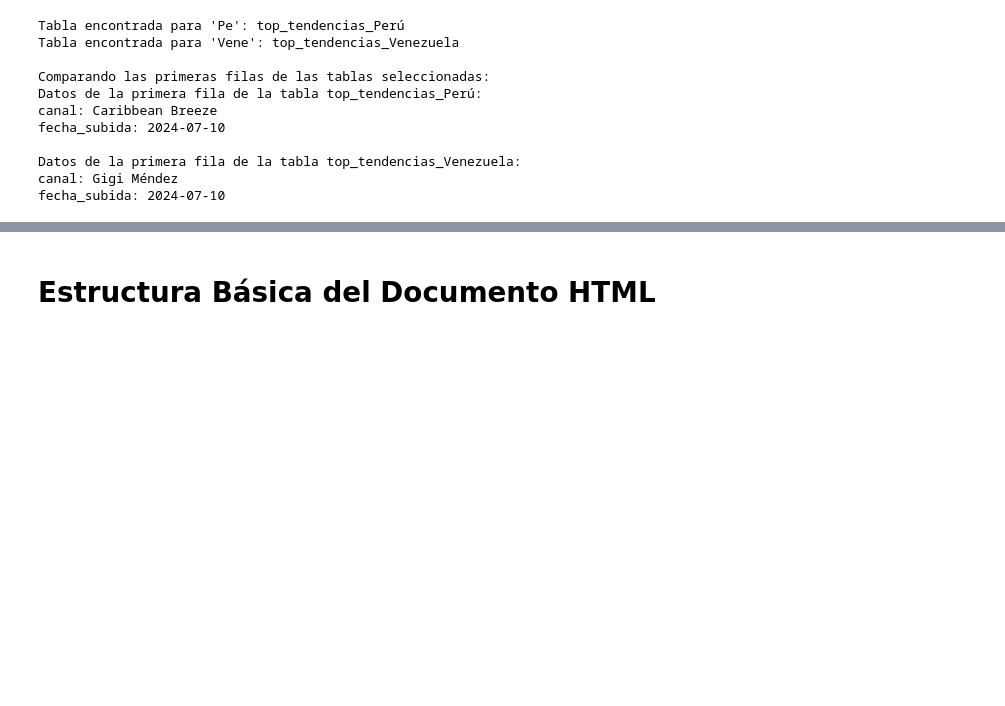
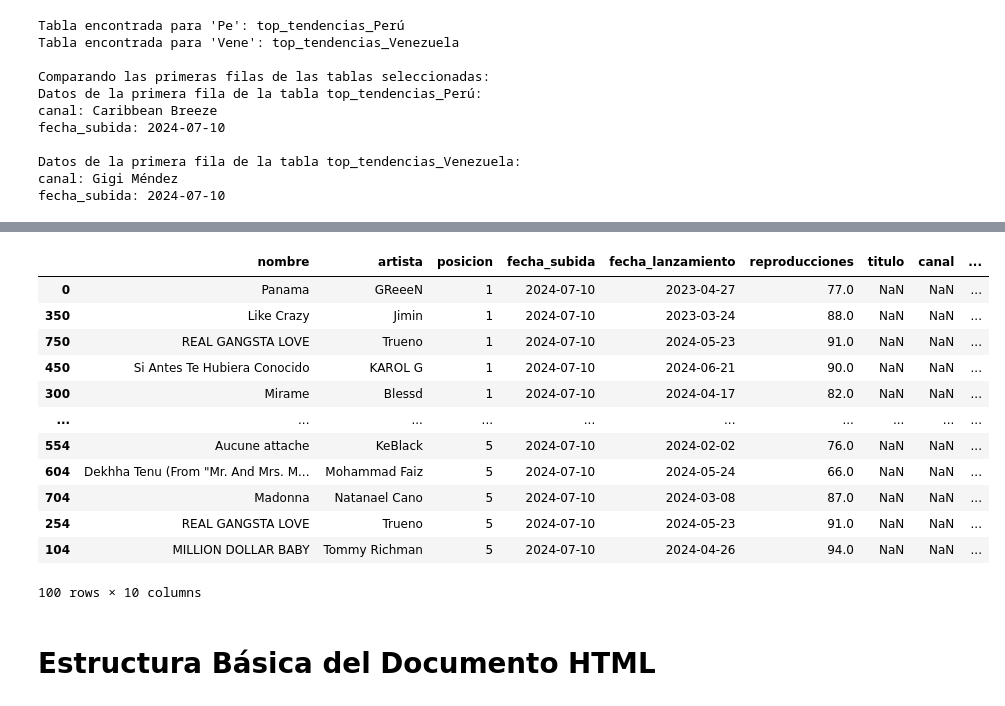
Before and after one commit to AH-1908/Trabajo_Final_a, a Jupyter notebook: ReporLP.ipynb, the cells around one changed output, grey strips where cells are left out. Saved outputs shown, nothing was run; the diff lists cells and outputs as text; code cells hidden in the pictures; blank space fills up the shorter version.

```diff
--- a/ReporLP.ipynb
+++ b/ReporLP.ipynb
@@ -1469,4 +1472,36 @@ primeros_100
 100 rows × 10 columns
+# %%
+import pandas as pd
+
+# Cargar el archivo CSV
+file_path = 'basedatosmusicatop.csv'
+df = pd.read_csv(file_path)
+
+# Ordenar por la columna 'posicion' en forma ascendente
+df_ordenado = df.sort_values(by='posicion', ascending=True)
+
+# Filtrar y mostrar solo los registros con valor en la columna 'nombre'
+df_con_nombre = df_ordenado[df_ordenado['nombre'].notna()]
+
+# Mostrar los primeros 100 datos ordenados con nombre
+primeros_100_con_nombre = df_con_nombre.head(100)
+
+# Mostrar en Jupyter Notebook
+primeros_100_con_nombre
+# %% [output]
+|  | nombre | artista | posicion | fecha_subida | fecha_lanzamiento | reproducciones | titulo | canal | ... |
+| 0 | Panama | GReeeN | 1 | 2024-07-10 | 2023-04-27 | 77.0 | NaN | NaN | ... |
+| 350 | Like Crazy | Jimin | 1 | 2024-07-10 | 2023-03-24 | 88.0 | NaN | NaN | ... |
+| 750 | REAL GANGSTA LOVE | Trueno | 1 | 2024-07-10 | 2024-05-23 | 91.0 | NaN | NaN | ... |
+| 450 | Si Antes Te Hubiera Conocido | KAROL G | 1 | 2024-07-10 | 2024-06-21 | 90.0 | NaN | NaN | ... |
+| 300 | Mirame | Blessd | 1 | 2024-07-10 | 2024-04-17 | 82.0 | NaN | NaN | ... |
+| ... | ... | ... | ... | ... | ... | ... | ... | ... | ... |
+| 554 | Aucune attache | KeBlack | 5 | 2024-07-10 | 2024-02-02 | 76.0 | NaN | NaN | ... |
+| 604 | Dekhha Tenu (From "Mr. And Mrs. M... | Mohammad Faiz | 5 | 2024-07-10 | 2024-05-24 | 66.0 | NaN | NaN | ... |
+| 704 | Madonna | Natanael Cano | 5 | 2024-07-10 | 2024-03-08 | 87.0 | NaN | NaN | ... |
+| 254 | REAL GANGSTA LOVE | Trueno | 5 | 2024-07-10 | 2024-05-23 | 91.0 | NaN | NaN | ... |
+| 104 | MILLION DOLLAR BABY | Tommy Richman | 5 | 2024-07-10 | 2024-04-26 | 94.0 | NaN | NaN | ... |
+100 rows × 10 columns
 # %% [markdown]
 # Estructura Básica del Documento HTML
 # %%
```
Also changed, not shown: parts of 1 cell of this notebook.
